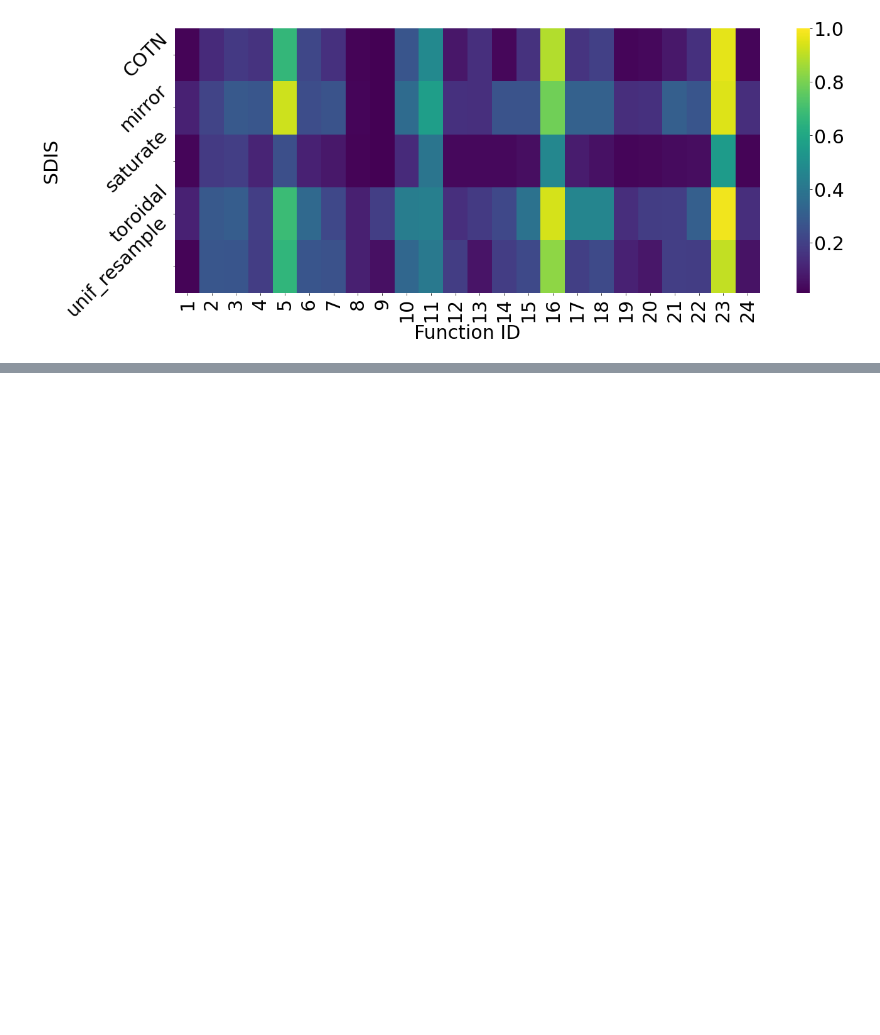
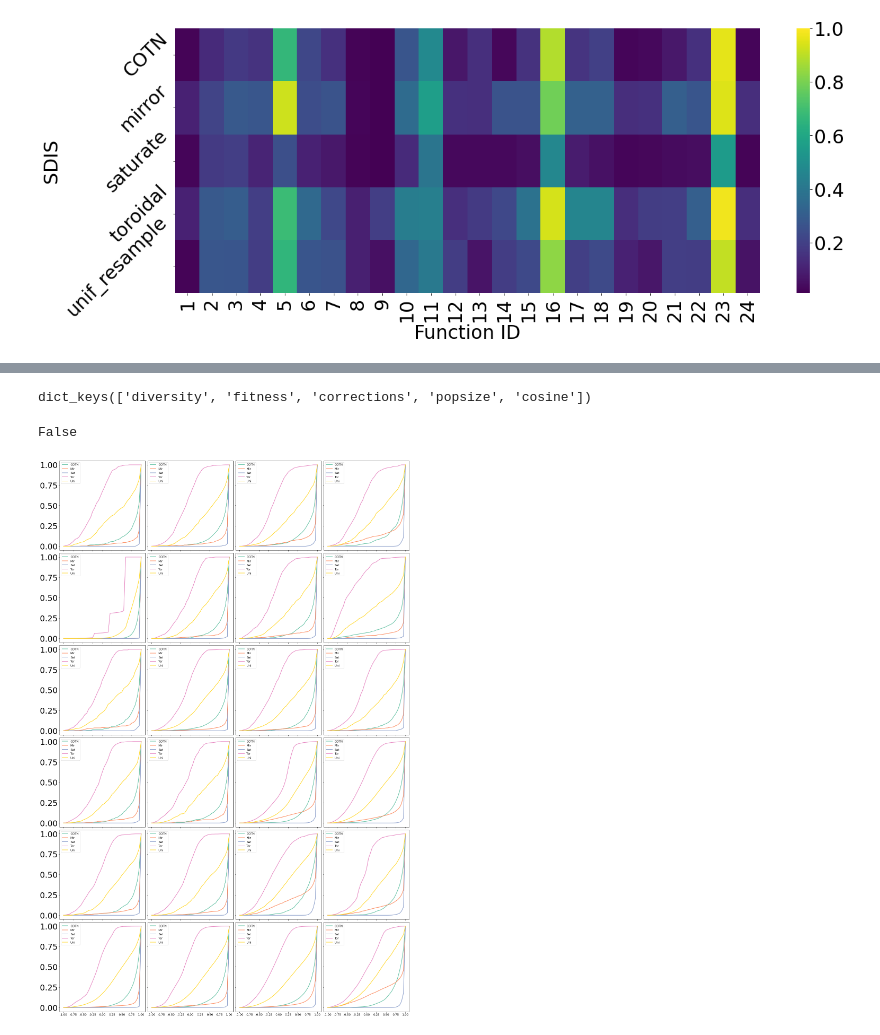
Before and after one commit to Dvermetten/DE_TIOBR, a Jupyter notebook: Visualize_POIS.ipynb, the cells around one changed output, grey strips where cells are left out. Drawn from its saved outputs; the diff is of its cells as text; code cells hidden in the pictures; blank space fills up the shorter version.

```diff
--- a/Visualize_POIS.ipynb
+++ b/Visualize_POIS.ipynb
@@ -181,0 +229,4 @@ plot_final_pois_heatmap_all_iid(30, 'lshade')
+# %%
+for fid in range(1,25):
+    for sdis in sdiss:
+        plot_cos(fid, sdiss=[sdis])
@@ -181,0 +246,11 @@ plot_final_pois_heatmap_all_iid(30, 'lshade')
+# %%
+with open(f"{log_folder_location}/lshade_F{5}_{5}D_I{1}_mirror_R{1}.pkl", "rb") as f:
+    res = pkl.load(f)
+# %%
+res.keys()
+# %% [output]
+dict_keys(['diversity', 'fitness', 'corrections', 'popsize', 'cosine'])
+# %%
+res['cosine']==2
+# %% [output]
+False
@@ -181,0 +389,4 @@ plot_final_pois_heatmap_all_iid(30, 'lshade')
+# %%
+create_POIS_ECDF_matrix('shade')
+# %% [output]
+[figure, added]
```
Also changed, not shown: parts of 21 cells of this notebook, 10 other files.
